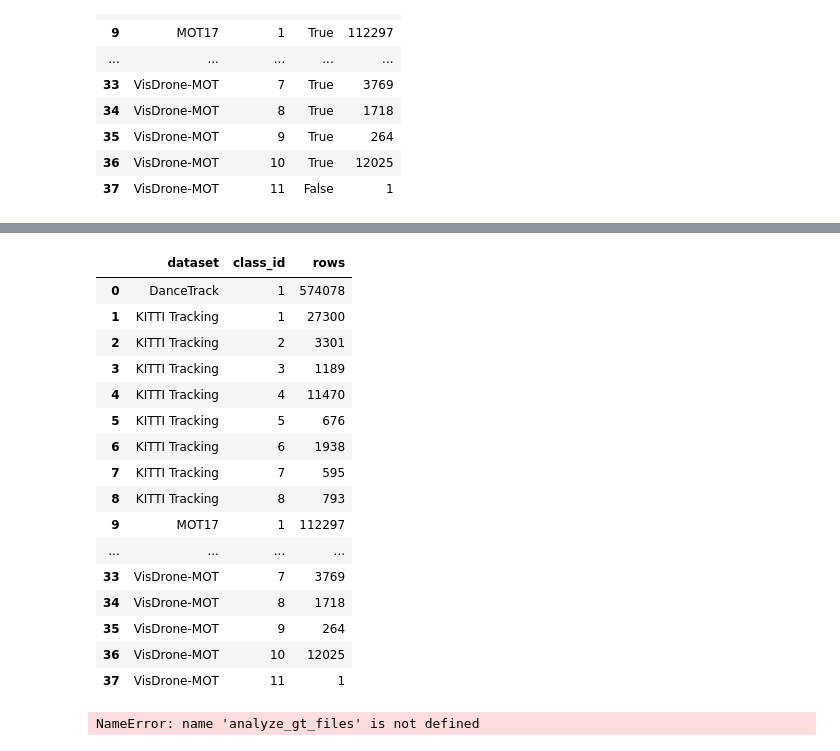
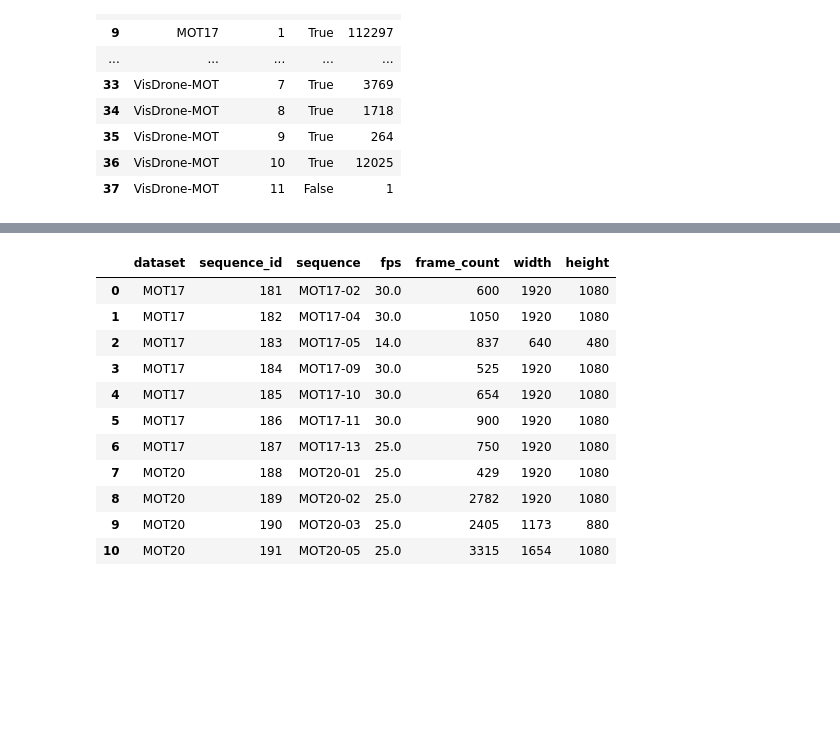
Before and after one commit to KiykoHanna/Simplon_DIPLOM, a Jupyter notebook: database/explore_diplome_db.ipynb, the cells around one changed output, grey strips where cells are left out. Drawn from its saved outputs; the diff is of its cells as text; code cells hidden in the pictures; blank space fills up the shorter version.

```diff
--- a/database/explore_diplome_db.ipynb
+++ b/database/explore_diplome_db.ipynb
@@ -539,43 +547,31 @@ for table_name in table_names:
 # %%
 query = text("""
     SELECT
-        d.name AS dataset,
-        a.class_id,
-        COUNT(*) AS rows
-    FROM annotations AS a
-    JOIN sequences AS s ON s.id = a.sequence_id
-    JOIN datasets AS d ON d.id = s.dataset_id
-    GROUP BY d.name, a.class_id
-    ORDER BY d.name, a.class_id
+    d.name AS dataset,
+    s.id AS sequence_id,
+    s.name AS sequence,
+    s.fps,
+    s.frame_count,
+    s.width,
+    s.height
+FROM sequences s
+JOIN datasets d ON d.id = s.dataset_id
+WHERE d.name IN ('MOT17', 'MOT20')
+ORDER BY d.name, s.name;
 """)
 
 class_distribution = pd.read_sql(query, engine)
 display(class_distribution)
 # %% [output]
-|  | dataset | class_id | rows |
-| 0 | DanceTrack | 1 | 574078 |
-| 1 | KITTI Tracking | 1 | 27300 |
-| 2 | KITTI Tracking | 2 | 3301 |
-| 3 | KITTI Tracking | 3 | 1189 |
-| 4 | KITTI Tracking | 4 | 11470 |
-| 5 | KITTI Tracking | 5 | 676 |
-| 6 | KITTI Tracking | 6 | 1938 |
-| 7 | KITTI Tracking | 7 | 595 |
-| 8 | KITTI Tracking | 8 | 793 |
-| 9 | MOT17 | 1 | 112297 |
-| ... | ... | ... | ... |
-| 33 | VisDrone-MOT | 7 | 3769 |
-| 34 | VisDrone-MOT | 8 | 1718 |
-| 35 | VisDrone-MOT | 9 | 264 |
-| 36 | VisDrone-MOT | 10 | 12025 |
-| 37 | VisDrone-MOT | 11 | 1 |
+|  | dataset | sequence_id | sequence | fps | frame_count | width | height |
+| 0 | MOT17 | 181 | MOT17-02 | 30.0 | 600 | 1920 | 1080 |
+| 1 | MOT17 | 182 | MOT17-04 | 30.0 | 1050 | 1920 | 1080 |
+| 2 | MOT17 | 183 | MOT17-05 | 14.0 | 837 | 640 | 480 |
+| 3 | MOT17 | 184 | MOT17-09 | 30.0 | 525 | 1920 | 1080 |
+| 4 | MOT17 | 185 | MOT17-10 | 30.0 | 654 | 1920 | 1080 |
+| 5 | MOT17 | 186 | MOT17-11 | 30.0 | 900 | 1920 | 1080 |
+| 6 | MOT17 | 187 | MOT17-13 | 25.0 | 750 | 1920 | 1080 |
+| 7 | MOT20 | 188 | MOT20-01 | 25.0 | 429 | 1920 | 1080 |
+| 8 | MOT20 | 189 | MOT20-02 | 25.0 | 2782 | 1920 | 1080 |
+| 9 | MOT20 | 190 | MOT20-03 | 25.0 | 2405 | 1173 | 880 |
+| 10 | MOT20 | 191 | MOT20-05 | 25.0 | 3315 | 1654 | 1080 |
-# %%
-mot20_counts, mot20_fields, mot20_errors = analyze_gt_files(
-    gt_files["MOT20"]
-)
-
-display(mot20_counts)
-display(mot20_fields)
-print("Ошибки чтения:", len(mot20_errors))
-# %% [output]
-NameError: name 'analyze_gt_files' is not defined
```
Also changed, not shown: parts of 11 cells of this notebook, 33 other files.
